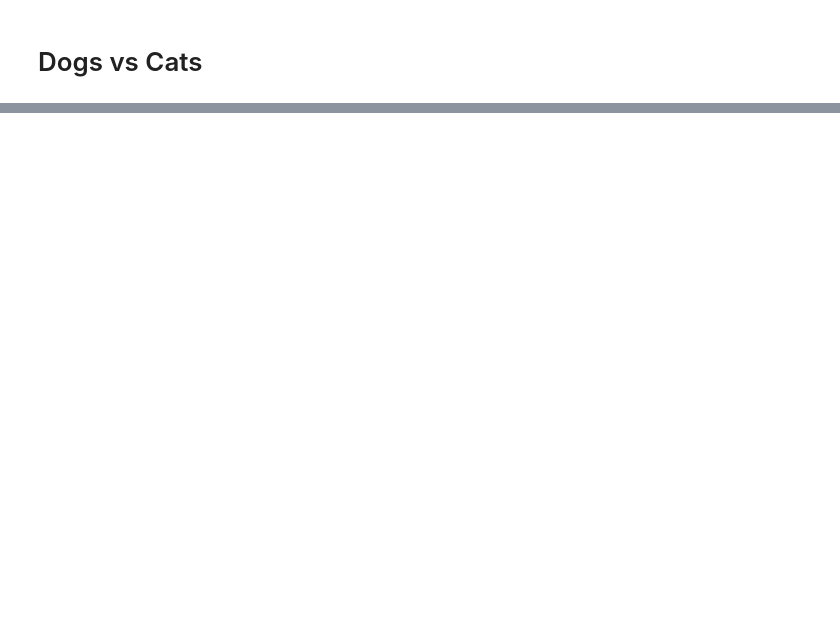
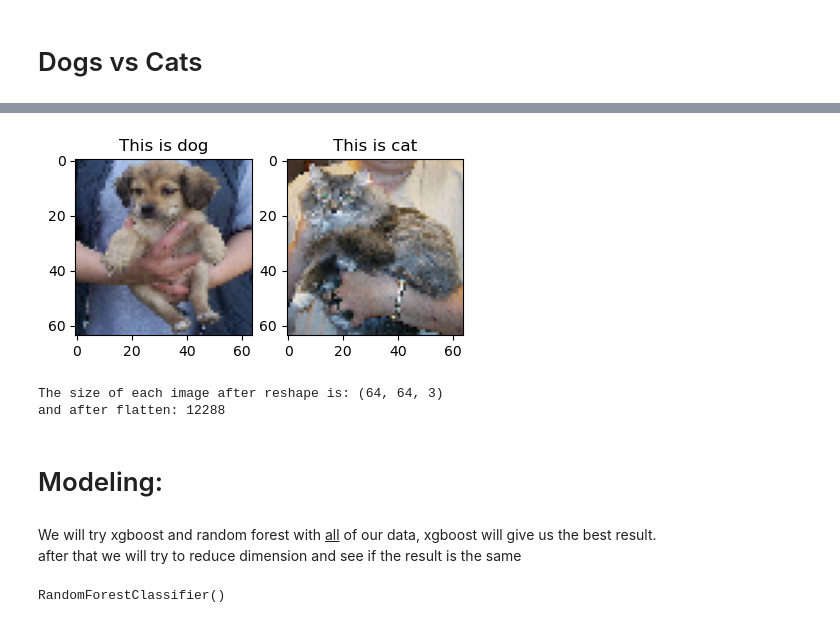
Before and after one commit to ortrsa/Data_Science_Final_Project_2, a Jupyter notebook: Notebook3.ipynb, the cells around one changed output, grey strips where cells are left out. Cells and saved outputs as stored; diff of their text form; code cells hidden in the pictures; blank space fills up the shorter version.

```diff
--- a/Notebook3.ipynb
+++ b/Notebook3.ipynb
@@ -69,3 +80,28 @@ frame
+# %%
+#Simpal images show:
+f, ax = plt.subplots(1,2 , figsize = (5,5))
+im_dog = (np.array(frame.drop('Label', axis=1).iloc[0]).reshape(64,64,3)*255).astype(np.uint8)
+im_cat = (np.array(frame.drop('Label', axis=1).iloc[2530]).reshape(64,64,3)*255).astype(np.uint8)
+im_dog = cv2.cvtColor(im_dog, cv2.COLOR_BGR2RGB)
+im_cat = cv2.cvtColor(im_cat, cv2.COLOR_BGR2RGB)
+ax[0].imshow(im_dog)
+ax[0].set_title("This is {}".format('dog'))
+ax[1].imshow(im_cat)
+ax[1].set_title("This is {}".format('cat'))
+plt.show()
+# %% [output]
+[figure, added]
+# %%
+print("The size of each image after reshape is: " + str(im_dog.shape))
+print("and after flatten: " + str(len(im_dog.flatten())))
+# %% [output]
+The size of each image after reshape is: (64, 64, 3)
+and after flatten: 12288
+# %% [markdown]
+# Modeling:
+# %% [markdown]
+We will try xgboost and random forest with <u>all</u> of our data, xgboost will give us the best result.
+after that we will try to reduce dimension and see if the result is the same
 # %%
 # Split Data
 y = frame['Label']
@@ -75,0 +112,6 @@ x_train , x_test , y_train , y_test = split(X,y ,train_size = 0.9 , shuffle = Tr
+# %%
+# Random Forest
+RF = RandomForestClassifier()
+RF.fit(x_train, y_train)
+# %% [output]
+RandomForestClassifier()
```
Also changed, not shown: parts of 27 cells of this notebook.
